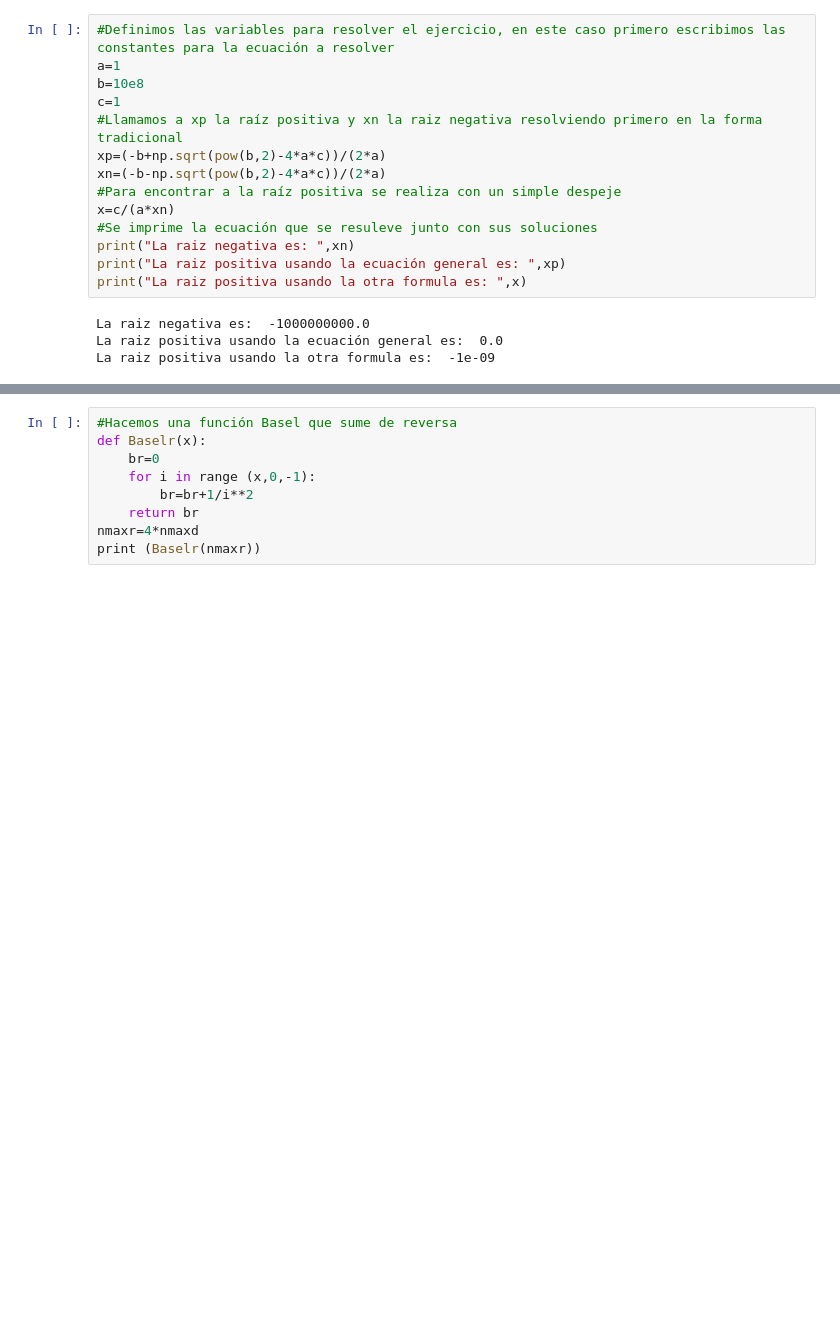
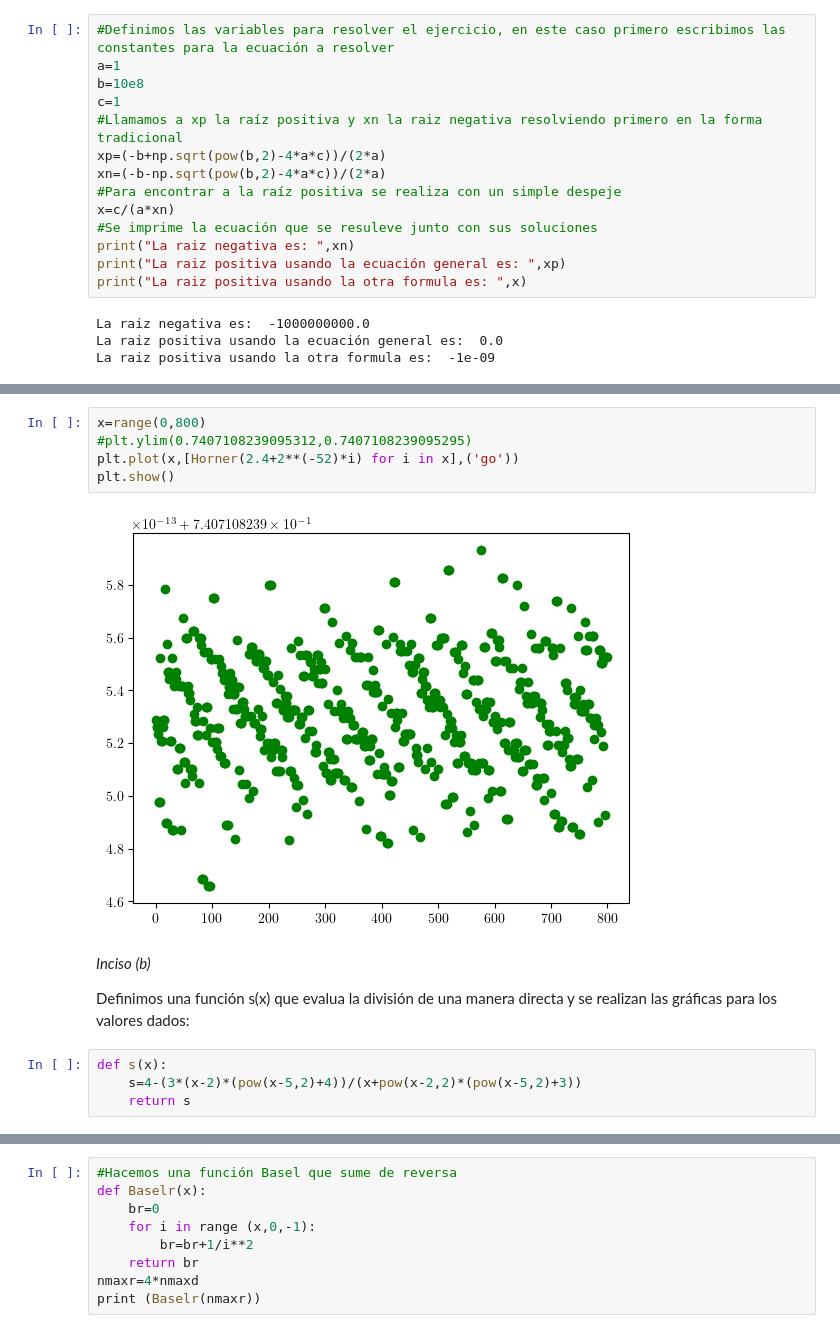
Before and after one commit to Fersv04/Fernanda-MN-2024, a Jupyter notebook: ProblemasCapitulo2.ipynb, the cells around one changed output, grey strips where cells are left out. Drawn from its saved outputs; the diff is of its cells as text; blank space fills up the shorter version.

```diff
--- a/ProblemasCapitulo2.ipynb
+++ b/ProblemasCapitulo2.ipynb
@@ -142,0 +161,16 @@ print (sx)
+# %%
+x=range(0,800)
+#plt.ylim(0.7407108239095312,0.7407108239095295)
+plt.plot(x,[Horner(2.4+2**(-52)*i) for i in x],('go'))
+plt.show()
+# %% [output]
+[figure, added]
+# %% [markdown]
+*Inciso (b)*
+
+
+Definimos una función s(x) que evalua la división de una manera directa y se realizan las gráficas para los valores dados:
+# %%
+def s(x):
+    s=4-(3*(x-2)*(pow(x-5,2)+4))/(x+pow(x-2,2)*(pow(x-5,2)+3))
+    return s
```
Also changed, not shown: parts of 71 cells of this notebook.
